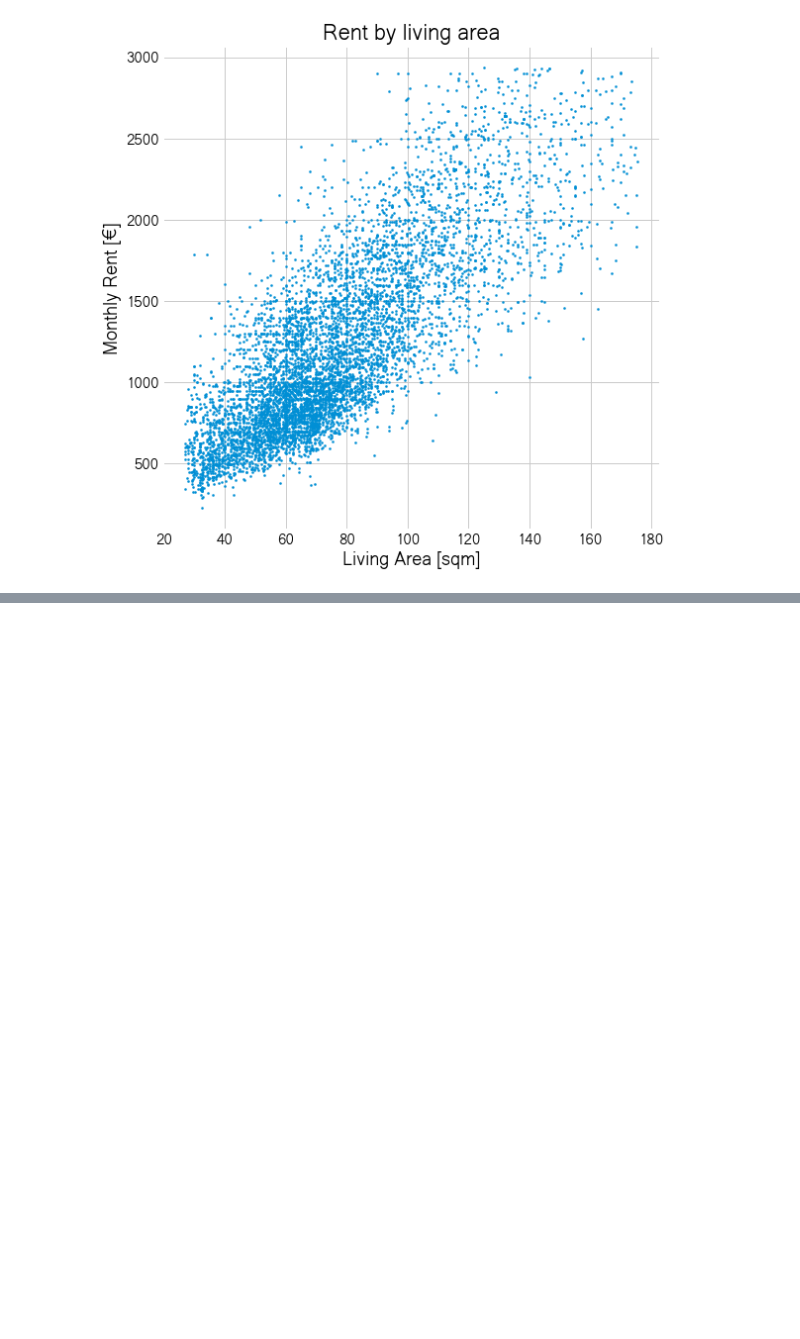
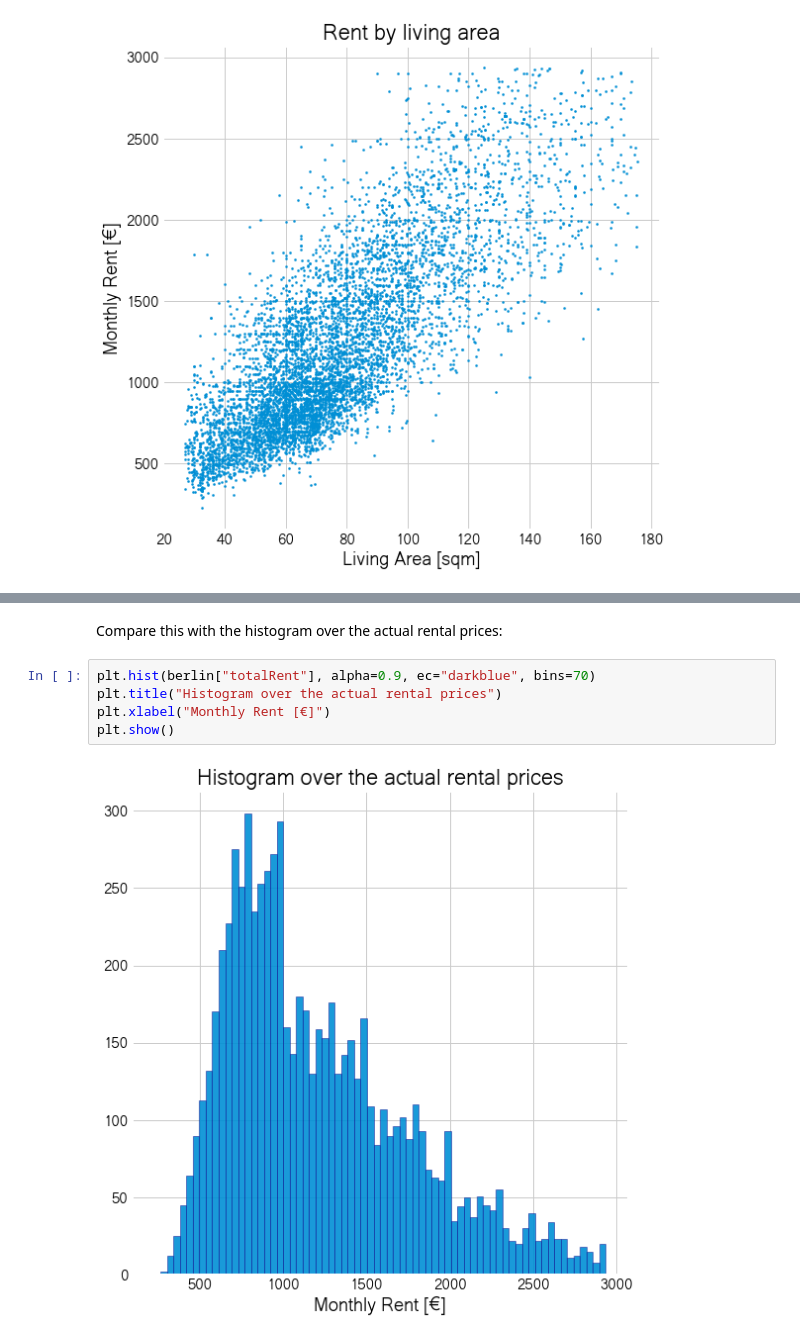
Before and after one commit to corriebar/PyLadies-Bayesian-Tutorial, a Jupyter notebook: notebooks/2_Starting_simple.ipynb, the cells around one changed output, grey strips where cells are left out. Cells and saved outputs as stored; diff of their text form; blank space fills up the shorter version.

```diff
--- a/notebooks/2_Starting_simple.ipynb
+++ b/notebooks/2_Starting_simple.ipynb
@@ -100,0 +273,9 @@ plt.show()
+# %% [markdown]
+Compare this with the histogram over the actual rental prices:
+# %%
+plt.hist(berlin["totalRent"], alpha=0.9, ec="darkblue", bins=70)
+plt.title("Histogram over the actual rental prices")
+plt.xlabel("Monthly Rent [€]")
+plt.show()
+# %% [output]
+[figure, added]
```
Also changed, not shown: parts of 39 cells of this notebook, 3 other files.
